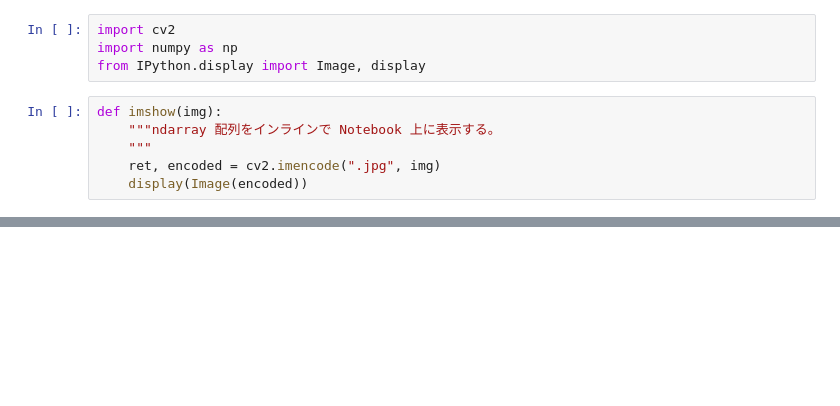
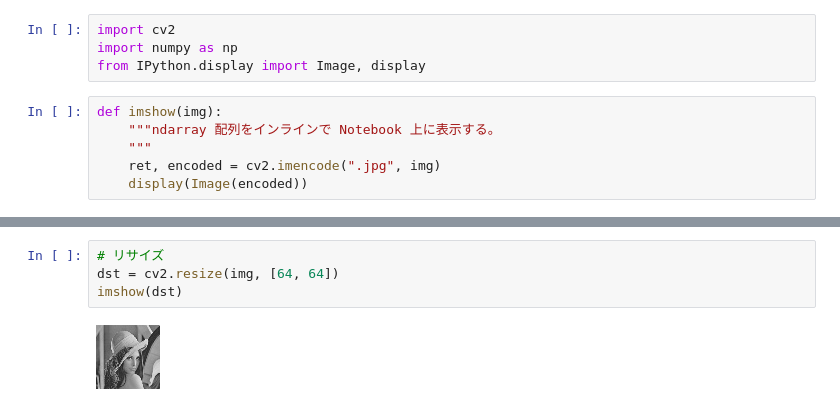
Before and after one commit to RyutaroMayumi/mlenv, a Jupyter notebook: opencv/opencv_sample.ipynb, the cells around one changed output, grey strips where cells are left out. Saved outputs shown, nothing was run; the diff lists cells and outputs as text; blank space fills up the shorter version.

```diff
--- a/opencv/opencv_sample.ipynb
+++ b/opencv/opencv_sample.ipynb
@@ -22,0 +53,6 @@ imshow(dst)
+# %%
+# リサイズ
+dst = cv2.resize(img, [64, 64])
+imshow(dst)
+# %% [output]
+[figure, added]
```
Also changed, not shown: parts of 8 cells of this notebook, 2 other files.
